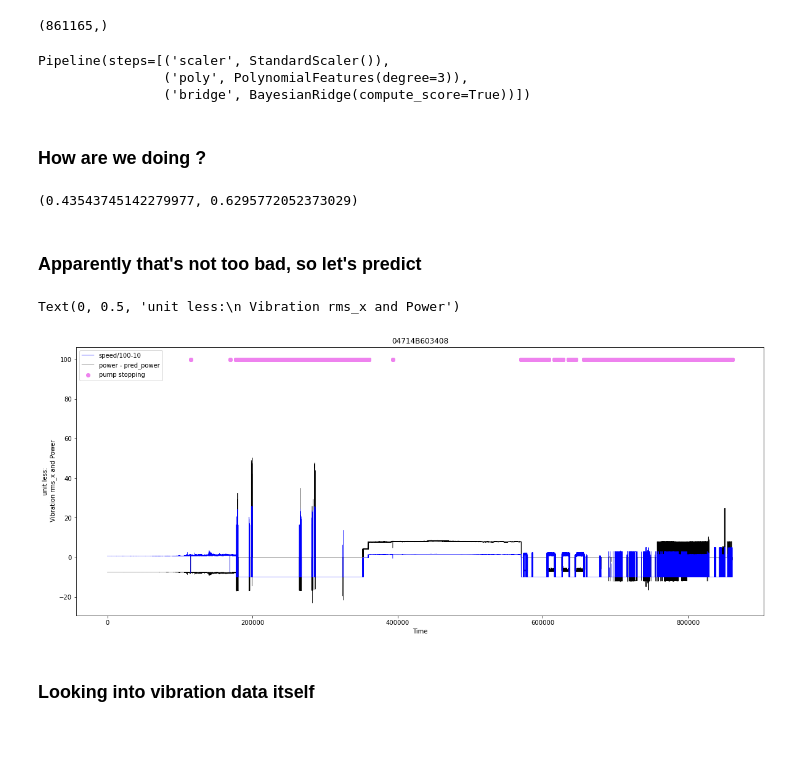
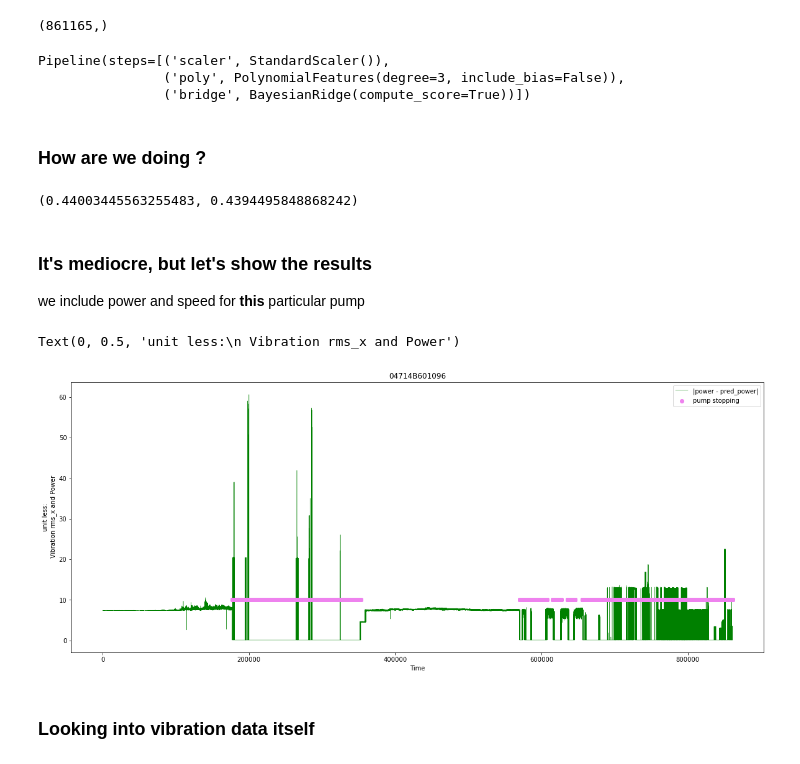
Before and after one commit to sedgewickmm18/notebooks-attic, a Jupyter notebook: PumpVibrationUseCaseInMoreDetail.ipynb, the cells around one changed output. Cells and saved outputs as stored; diff of their text form; code cells hidden in the pictures; blank space fills up the shorter version.

```diff
--- a/PumpVibrationUseCaseInMoreDetail.ipynb
+++ b/PumpVibrationUseCaseInMoreDetail.ipynb
@@ -146,21 +146,26 @@ df_clean['power'].values.shape
 # %% [output]
 (861165,)
 # %%
-
 steps = [('scaler', StandardScaler()),
-         ('poly', PolynomialFeatures(degree=3)),
+         ('poly', PolynomialFeatures(degree=3, include_bias=False)),
          ('bridge', linear_model.BayesianRidge(compute_score=True))]
 
 pipe = Pipeline(steps)
 
-df_train = df_clean[:740000]
-df_test = df_clean[740001:]
+# train/test split for time series data
+
+#df_subset = df_clean[df_clean['speed'] > 2]
+
+percent80 = int(df_clean.shape[0] * 4/5)
+
+df_train = df_clean[:percent80]
+df_test = df_clean[percent80:]
 
 
 pipe.fit(df_train['speed'].values.reshape(-1,1), df_train['power'].values)
 # %% [output]
 Pipeline(steps=[('scaler', StandardScaler()),
-                ('poly', PolynomialFeatures(degree=3)),
+                ('poly', PolynomialFeatures(degree=3, include_bias=False)),
                 ('bridge', BayesianRidge(compute_score=True))])
 # %% [markdown]
 ### How are we doing ?
@@ -171,37 +176,40 @@ pipe_score_test = pipe.score(df_test['speed'].values.reshape(-1,1), df_test['pow
 
 pipe_score_train, pipe_score_test
 # %% [output]
-(0.43543745142279977, 0.6295772052373029)
+(0.44003445563255483, 0.4394495848868242)
-# %% [markdown]
-### Apparently that's not too bad, so let's predict
+# %% [markdown]
+### It's mediocre, but let's show the results
+
+we include power and speed for **this** particular pump
 # %%
 mean, stddev = pipe.predict(df_clean['speed'].values.reshape(-1,1), return_std=True)
 # %%
 # this is unreadable
 slow = df_clean['speed'].values.copy()
-slow[slow <= 1000] = 100
-slow[slow > 1000] = np.nan
+slow[slow <= 10] = 10
+slow[slow > 10] = np.nan
 
 fig, ax = plt.subplots(1, 1, figsize=(20, 8), squeeze=False)
 i = 0
 rg = range(df_clean['power'].values.size)
 #ax[i,0].plot(rg, df_clean['max'] + 0.5, lw=0.4, color='blue', label='local max vib')
 #ax[i,0].plot(rg, df_clean['power'], lw=0.4, color='green', label='power')
-ax[i,0].plot(rg, df_clean['speed']/100-10, lw=0.4, color='blue', zorder=2, label='speed/100-10')
+#ax[i,0].plot(rg, df_clean['speed']/100+10, lw=0.4, color='blue', zorder=2, label='speed/100-2')
 
 ax[i,0].scatter(rg, slow, lw=1, color='violet', zorder=3, label='pump stopping')
+#ax[i,0].plot(rg, mean-5, lw=0.4, color='orange', zorder=1, label='|power - pred_power|')
 
-ax[i,0].plot(rg, df_clean['power'] - mean, lw=0.4, color='black', zorder=1, label='power - pred_power')
+ax[i,0].plot(rg, abs(df_clean['power'] - mean), lw=0.4, color='green', zorder=1, label='|power - pred_power|')
 #ax[i,0].fill_between(rg, mean-stddev*2, mean+stddev*2, lw=0.05, color='orange')
 
 ax[i,0].legend()
-#ax[i,0].set_title('04714B601096')
-ax[i,0].set_title('04714B603408')
+ax[i,0].set_title('04714B601096')
+#ax[i,0].set_title('04714B603408')
 ax[i,0].set_xlabel('Time')
 ax[i,0].set_ylabel('unit less:\n Vibration rms_x and Power')
 # %% [output]
 Text(0, 0.5, 'unit less:\n Vibration rms_x and Power')
-[figure, old version]
+[figure, new version]
 # %% [markdown]
 ### Looking into vibration data itself
 # %%
```
Also changed, not shown: parts of 33 cells of this notebook, 3 other files.
